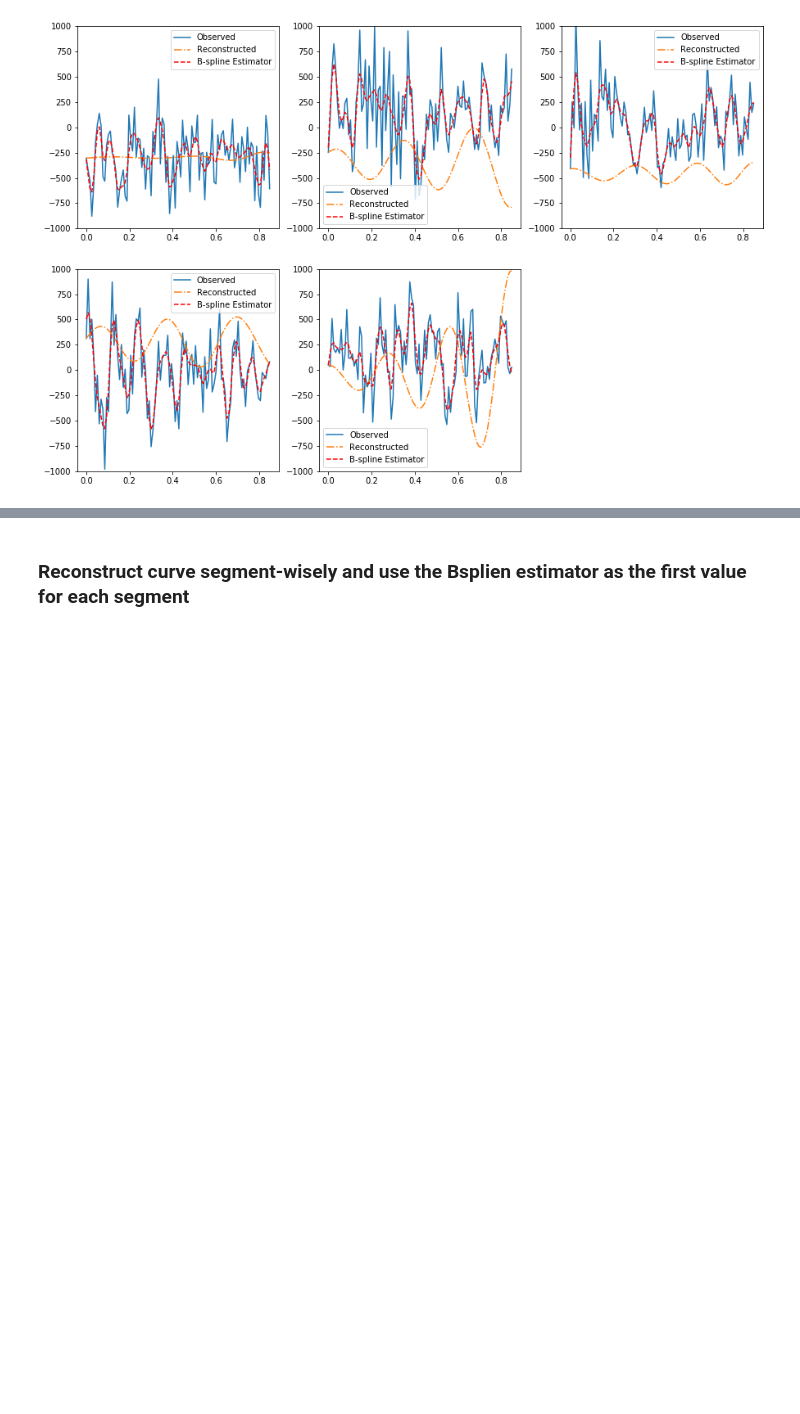
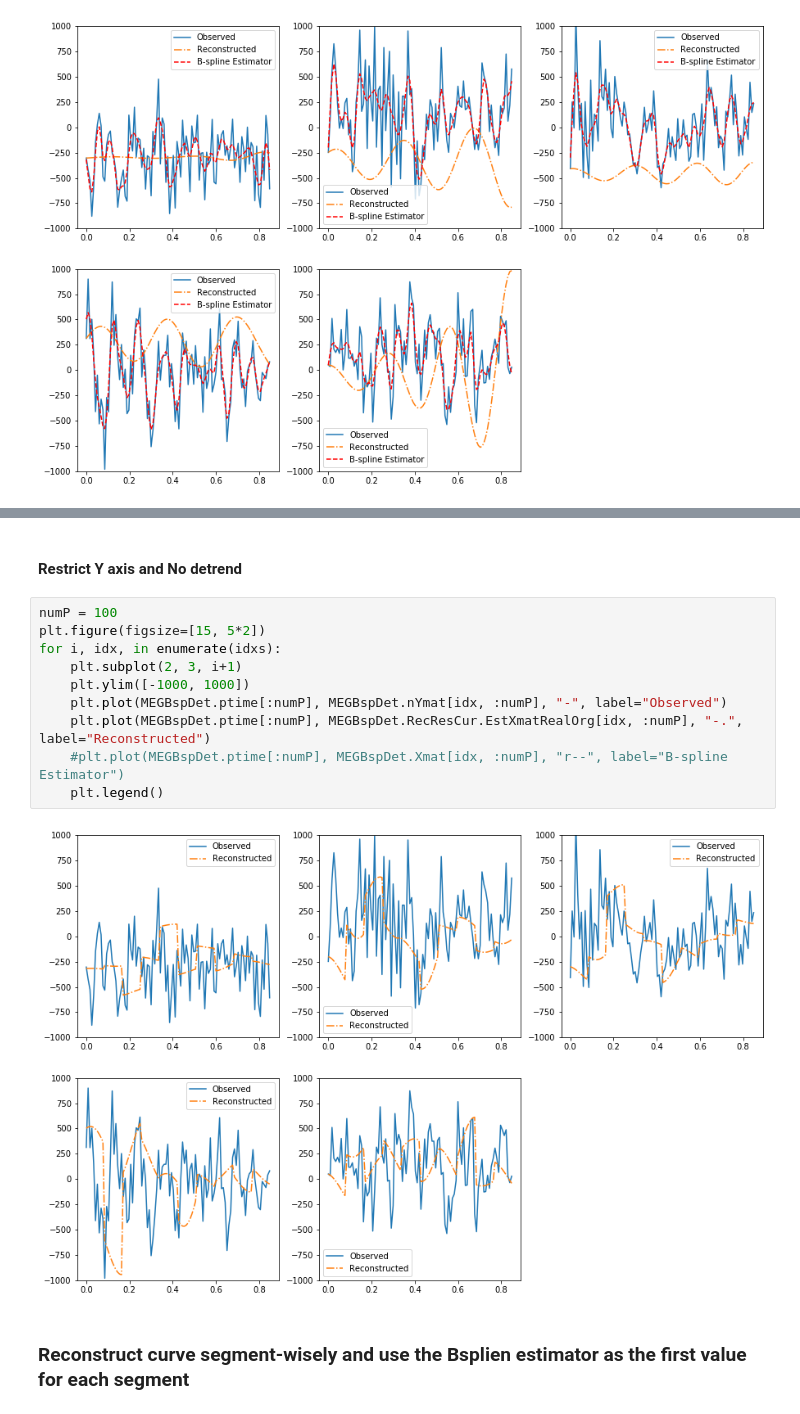
Before and after one commit to JINhuaqing/TVDN-simu, a Jupyter notebook: realdata/MEG1HPFTest.ipynb, the cells around one changed output, grey strips where cells are left out. Saved outputs shown, nothing was run; the diff lists cells and outputs as text; blank space fills up the shorter version.

```diff
--- a/realdata/MEG1HPFTest.ipynb
+++ b/realdata/MEG1HPFTest.ipynb
@@ -540,3 +638,17 @@ for i, idx, in enumerate(idxs):
+# %% [markdown]
+#### Restrict Y axis and No detrend
+# %%
+numP = 100
+plt.figure(figsize=[15, 5*2])
+for i, idx, in enumerate(idxs):
+    plt.subplot(2, 3, i+1)
+    plt.ylim([-1000, 1000])
+    plt.plot(MEGBspDet.ptime[:numP], MEGBspDet.nYmat[idx, :numP], "-", label="Observed")
+    plt.plot(MEGBspDet.ptime[:numP], MEGBspDet.RecResCur.EstXmatRealOrg[idx, :numP], "-.", label="Reconstructed")
+    #plt.plot(MEGBspDet.ptime[:numP], MEGBspDet.Xmat[idx, :numP], "r--", label="B-spline Estimator")
+    plt.legend()
+# %% [output]
+[figure, added]
 # %% [markdown]
 ### Reconstruct curve  segment-wisely and use the Bsplien estimator as the first value for each segment
 # %%
```
Also changed, not shown: parts of 10 cells of this notebook.
